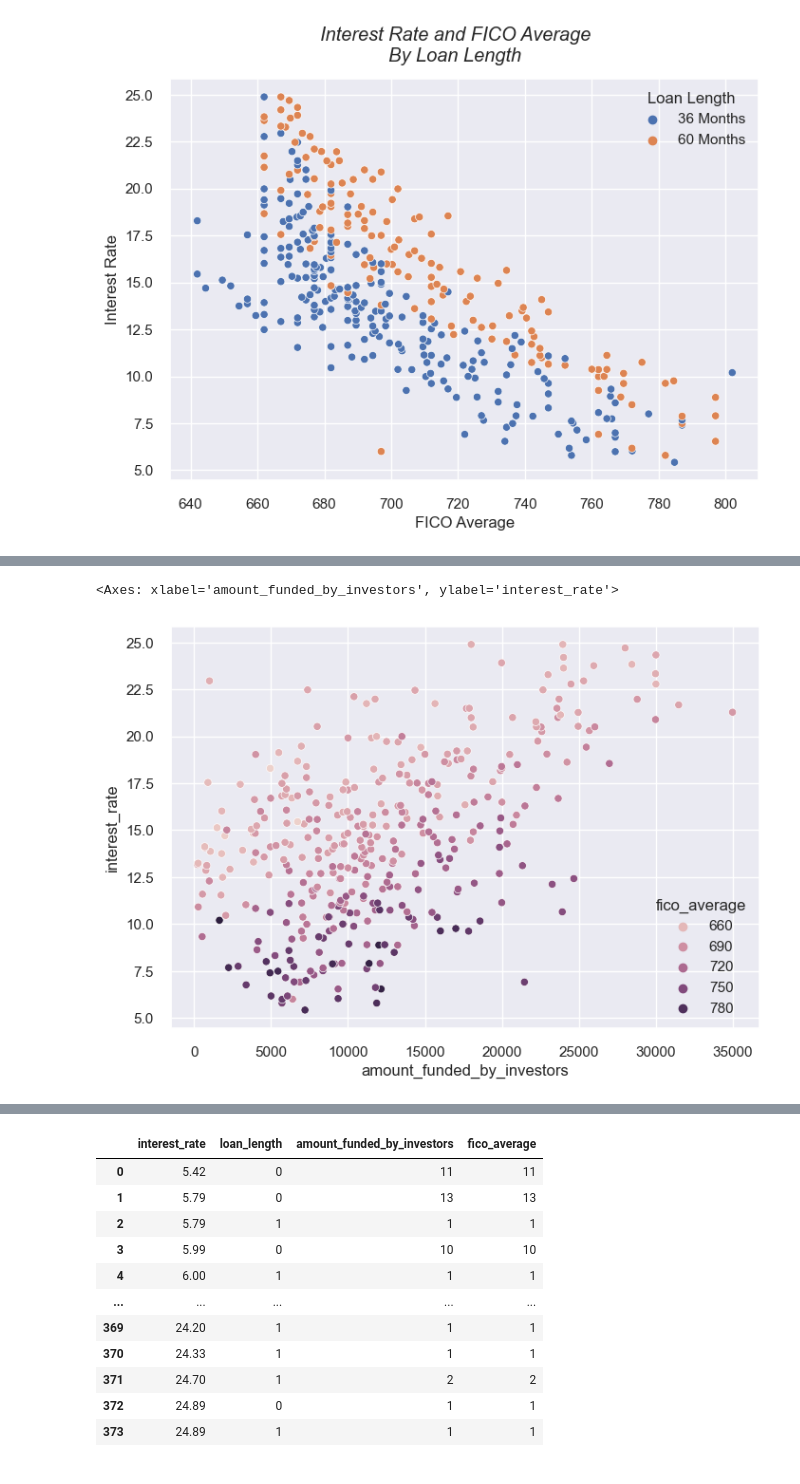
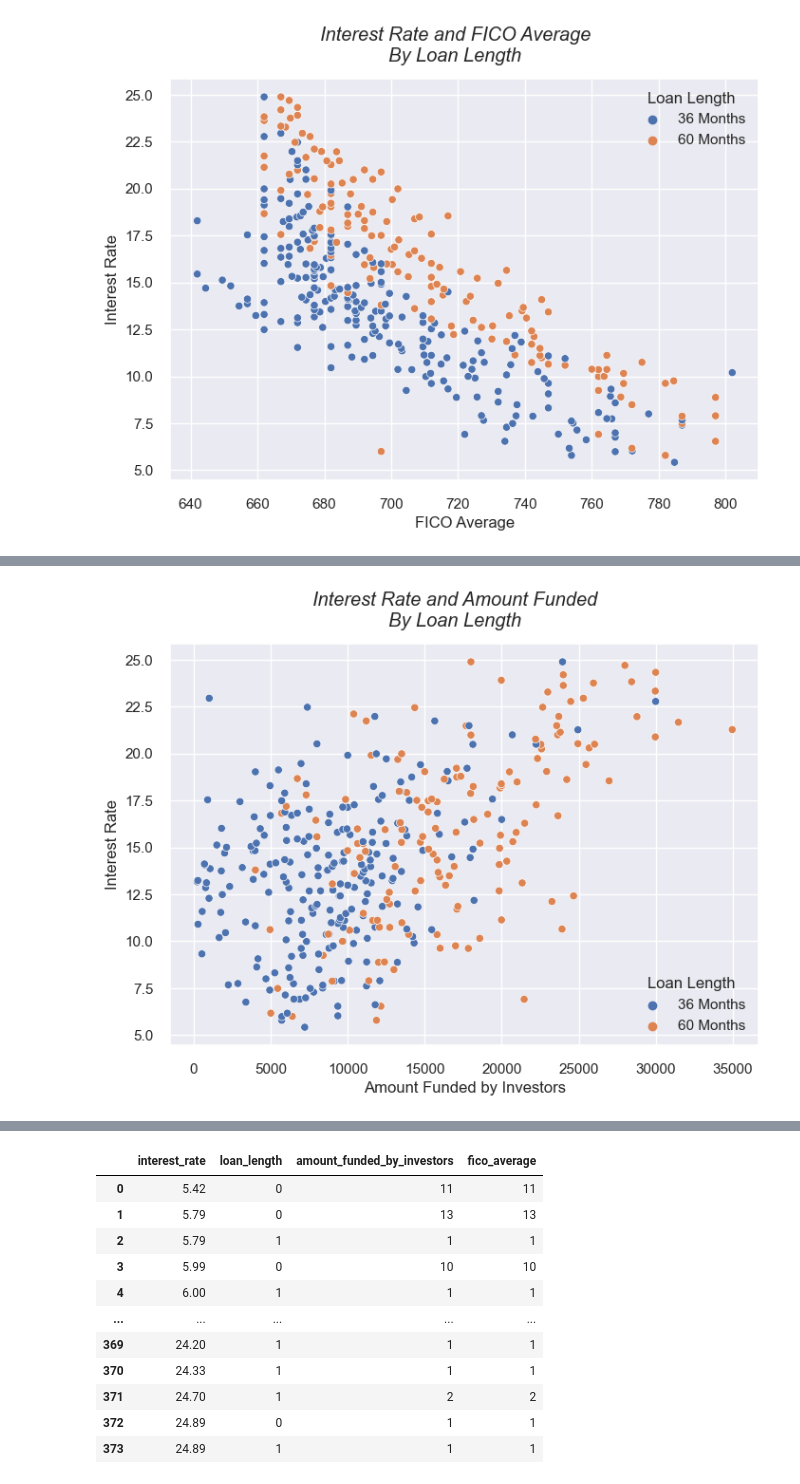
Before and after one commit to DocYoungblood/linear_regression_case_study, a Jupyter notebook: btm.ipynb, the cells around one changed output, grey strips where cells are left out. Saved outputs shown, nothing was run; the diff lists cells and outputs as text; code cells hidden in the pictures.

Commit message:
updated btm and graphs

```diff
--- a/btm.ipynb
+++ b/btm.ipynb
@@ -167,5 +150,8 @@ sns.scatterplot(data=df1, y='interest_rate', x='amount_funded_by_investors', hue
-# %%
-sns.scatterplot(data=df1, y='interest_rate', x='amount_funded_by_investors', hue='fico_average')
-# %% [output]
-<Axes: xlabel='amount_funded_by_investors', ylabel='interest_rate'>
-[figure, removed]
+# %%
+sns.scatterplot(data=df1, y='interest_rate', x='amount_funded_by_investors', hue='loan_length')
+plt.suptitle('Interest Rate and Amount Funded\nBy Loan Length', fontstyle='italic')
+plt.legend(title= 'Loan Length')
+plt.xlabel('Amount Funded by Investors')
+plt.ylabel('Interest Rate');
+# %% [output]
+[figure, added]
```
Also changed, not shown: parts of 4 cells of this notebook, 2 other files.
